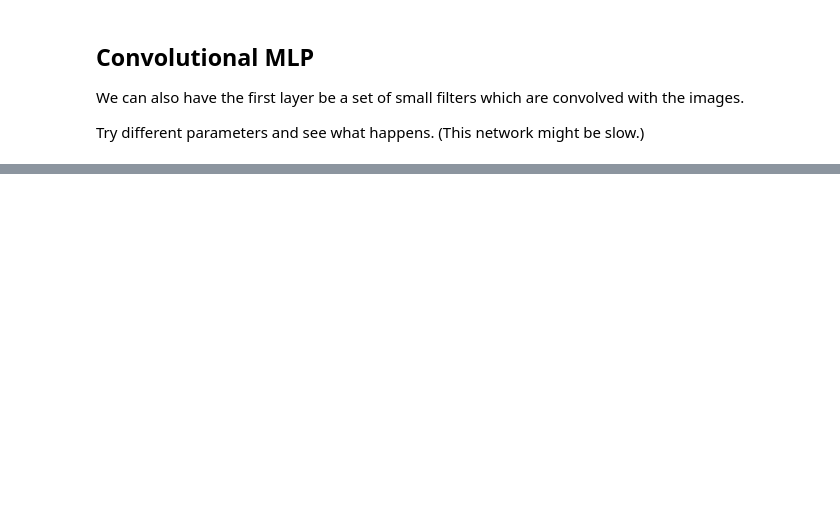
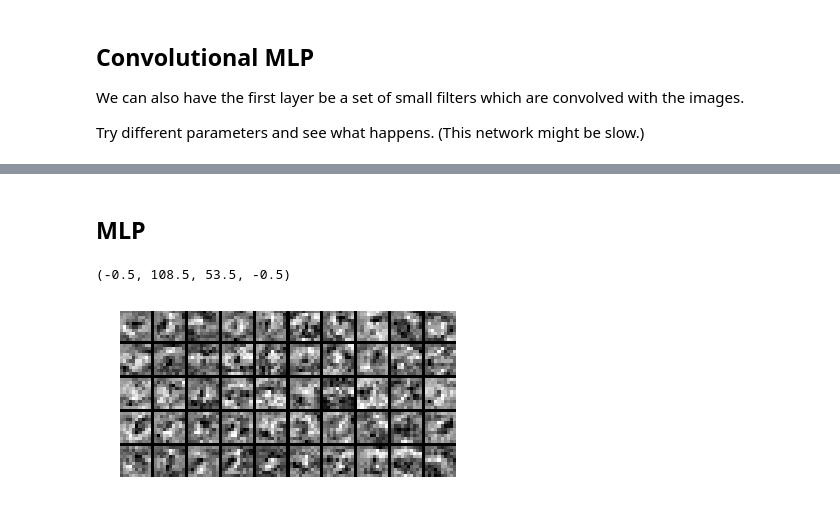
Before and after one commit to rctn/DNN_Tutorial, a Jupyter notebook: DNN_Tutorial.ipynb, the cells around one changed output, grey strips where cells are left out. Cells and saved outputs as stored; diff of their text form; code cells hidden in the pictures; blank space fills up the shorter version.

```diff
--- a/DNN_Tutorial.ipynb
+++ b/DNN_Tutorial.ipynb
@@ -89,7 +92,7 @@ You can add more layers, changes the layers, change the optimizer, or add dropou
 mlp = Sequential()
 
 # First fully connected layer
-mlp.add(Dense(im_size**2, input_shape=(im_size**2,))) # number of hidden units, default is 100
+mlp.add(Dense(im_size**2/2, input_shape=(im_size**2,), W_regularizer=l2(0.001))) # number of hidden units, default is 100
 mlp.add(Activation('tanh')) # nonlinearity
 print('Shape after layer 1: {}'.format(mlp.output_shape))
 
@@ -99,9 +102,9 @@ mlp.add(Dense(10)) # number of targets, 10 for y, 2 for eo
 mlp.add(Activation('softmax'))
 
 # Adam is a simple optimizer, SGD has more parameters and is slower but may give better results
-#opt = Adam()
+opt = Adam()
 #opt = RMSprop()
-opt = SGD(lr=0.1, momentum=0.9, decay=0.0001, nesterov=True)
+#opt = SGD(lr=0.1, momentum=0.9, decay=0.0001, nesterov=True)
 print('')
 mlp.compile(loss='categorical_crossentropy', optimizer=opt, metrics=['accuracy'])
 mlp.fit(train_im.reshape(-1, im_size**2), np_utils.to_categorical(train_y), nb_epoch=20, batch_size=100)
@@ -188,0 +203,10 @@ Validation loss: 0.204669129755, validation accuracy: 0.955000001192
+# %% [markdown]
+## MLP
+# %%
+W = mlp.get_weights()[0].T
+ims = tri(W, (im_size, im_size), (W.shape[0]//10, 10), (1,1))
+plt.imshow(ims, cmap='gray', interpolation='nearest')
+plt.axis('off')
+# %% [output]
+(-0.5, 108.5, 53.5, -0.5)
+[figure, added]
```
Also changed, not shown: parts of 11 cells of this notebook.
